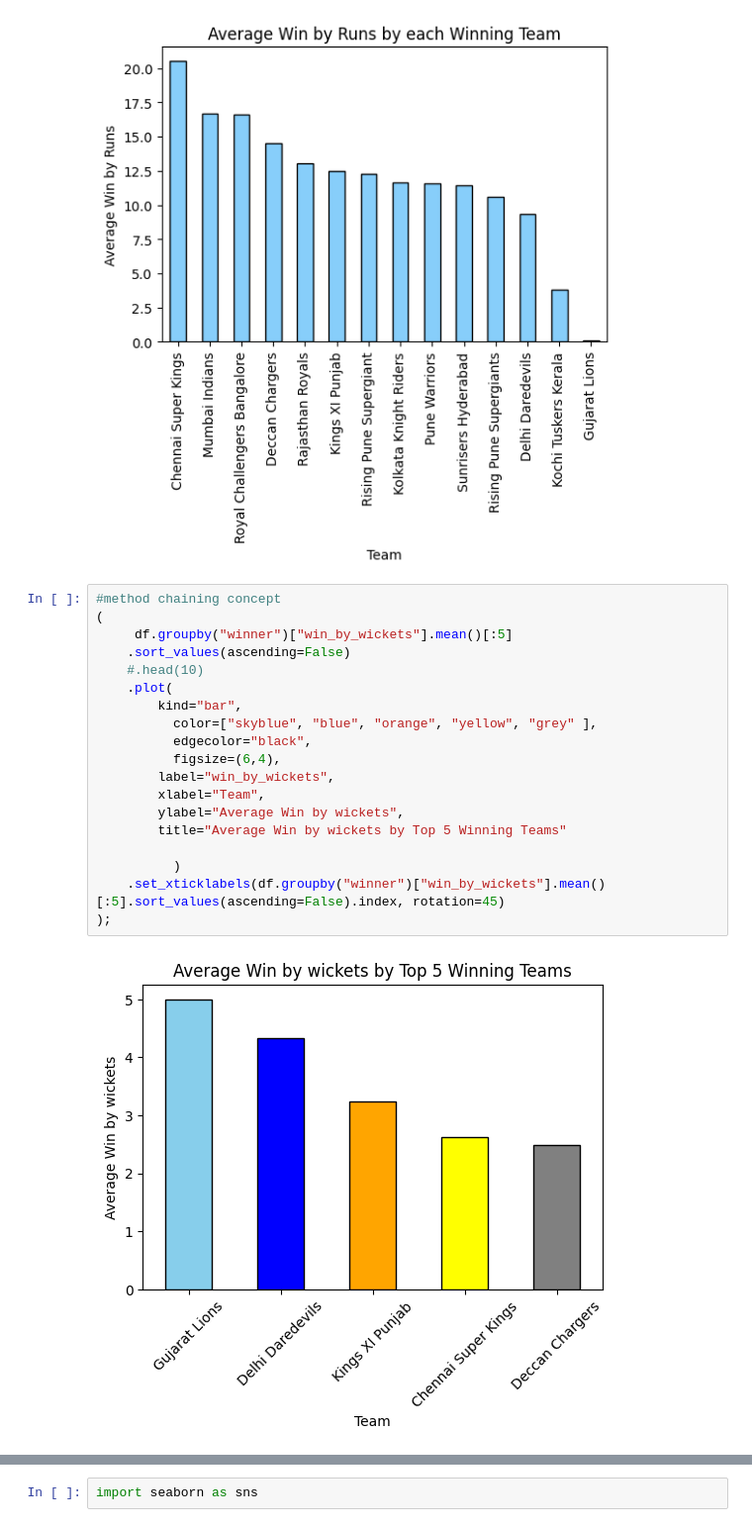
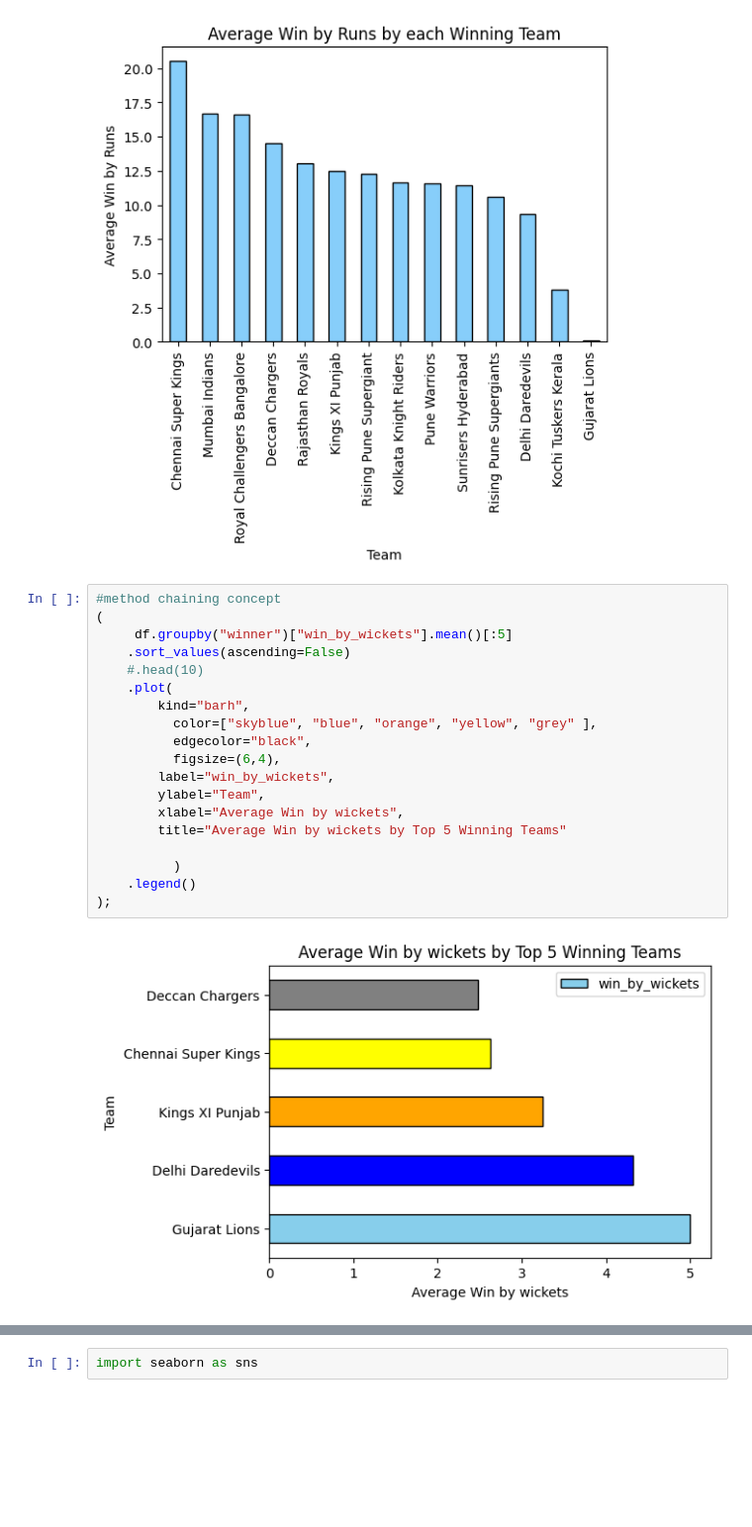
Before and after one commit to DISAMCHARLAPRABHAS/IPL_Visualization, a Jupyter notebook: ipl_data.ipynb, the cells around one changed output, grey strips where cells are left out. Shown: that part at 99% size. Cells and saved outputs as stored; diff of their text form; blank space fills up the shorter version.

```diff
--- a/ipl_data.ipynb
+++ b/ipl_data.ipynb
@@ -284,22 +282,22 @@ plt.show();
 # %%
 #method chaining concept
 (
      df.groupby("winner")["win_by_wickets"].mean()[:5]
     .sort_values(ascending=False)
     #.head(10)
     .plot(
-        kind="bar",
+        kind="barh",
           color=["skyblue", "blue", "orange", "yellow", "grey" ],
           edgecolor="black",
           figsize=(6,4),
         label="win_by_wickets",
-        xlabel="Team",
-        ylabel="Average Win by wickets",
+        ylabel="Team",
+        xlabel="Average Win by wickets",
         title="Average Win by wickets by Top 5 Winning Teams"
 
           )
-    .set_xticklabels(df.groupby("winner")["win_by_wickets"].mean()[:5].sort_values(ascending=False).index, rotation=45)
+    .legend()
 );
 # %% [output]
-[figure, old version]
+[figure, new version]
 # %%
```
Also changed, not shown: parts of 7 cells of this notebook.
